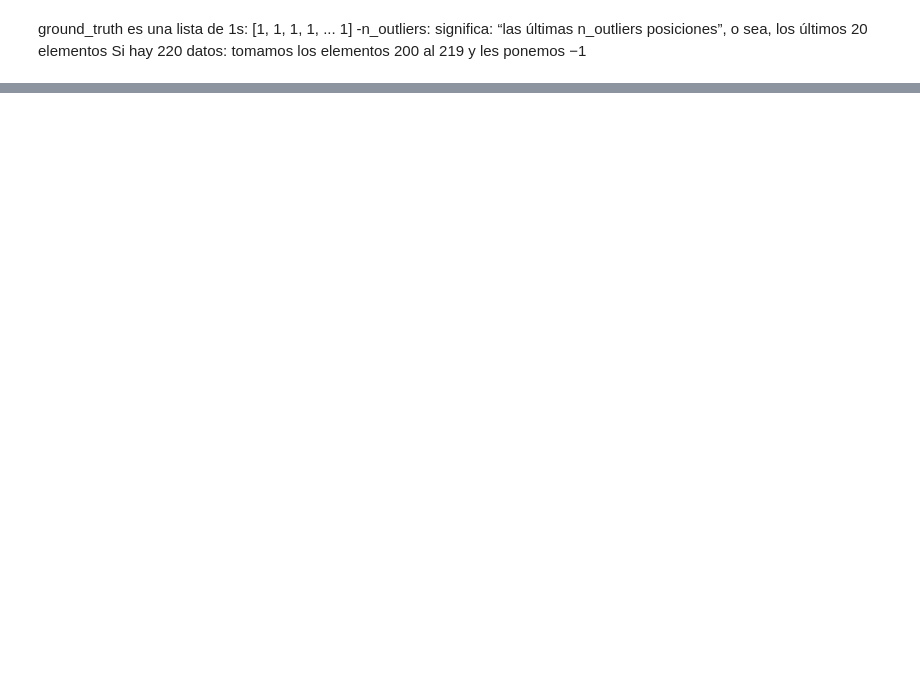
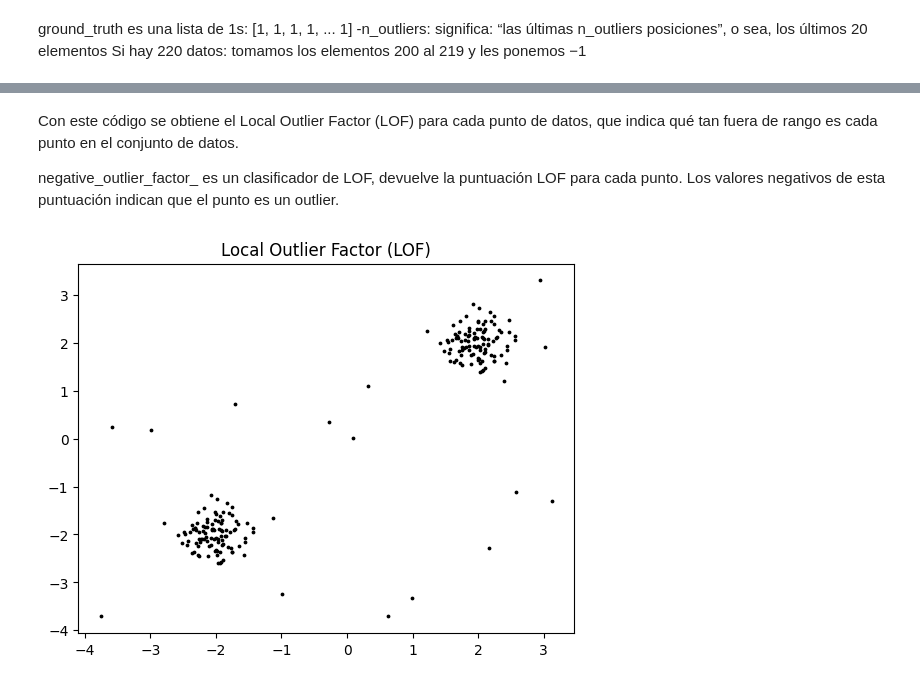
Before and after one commit to cherrerav030895-glitch/Evaluaci-n_formativa_2, a Jupyter notebook: Outliers.ipynb, the cells around one changed output, grey strips where cells are left out. Cells and saved outputs as stored; diff of their text form; code cells hidden in the pictures; blank space fills up the shorter version.

```diff
--- a/Outliers.ipynb
+++ b/Outliers.ipynb
@@ -128,0 +140,9 @@ y_pred = clf.fit_predict(X)
+# %% [markdown]
+Con este código se obtiene el Local Outlier Factor (LOF) para cada punto de datos, que indica qué tan fuera de rango es cada punto en el conjunto de datos.
+
+negative_outlier_factor_ es un clasificador de LOF, devuelve la puntuación LOF para cada punto. Los valores negativos de esta puntuación indican que el punto es un outlier.
+# %%
+plt.title("Local Outlier Factor (LOF)")
+sc_points = plt.scatter(X[:, 0], X[:, 1], color='k', s=3., label='Data poins')
+# %% [output]
+[figure, added]
```
Also changed, not shown: parts of 18 cells of this notebook, 1 other file.
